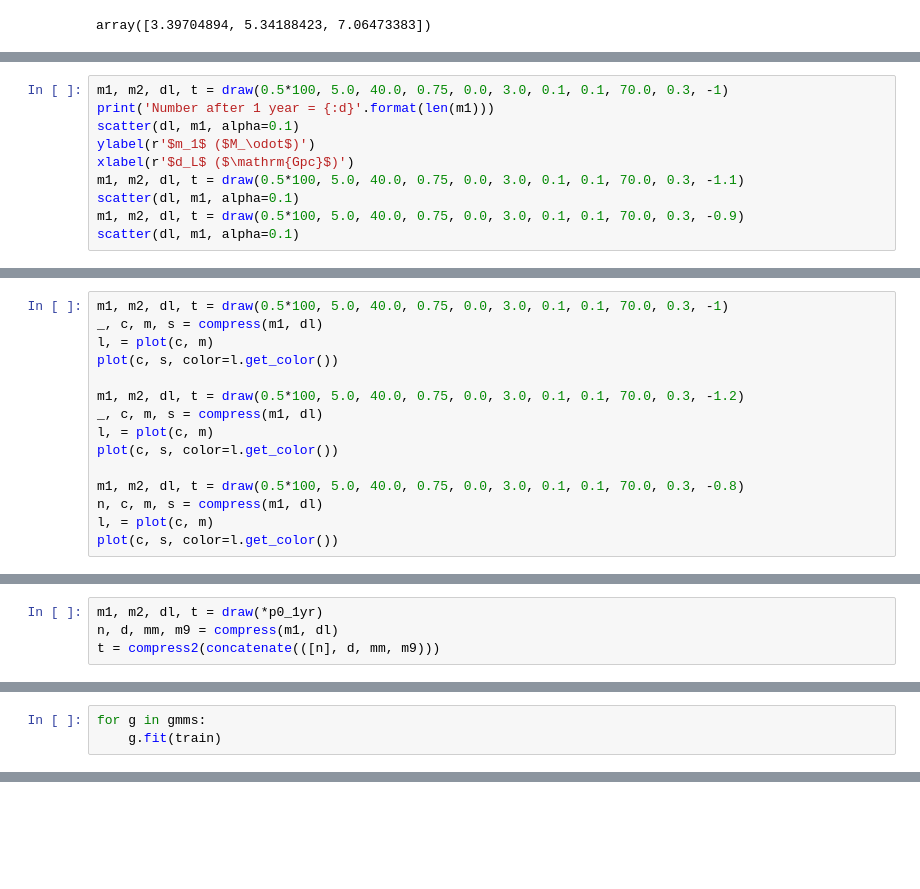
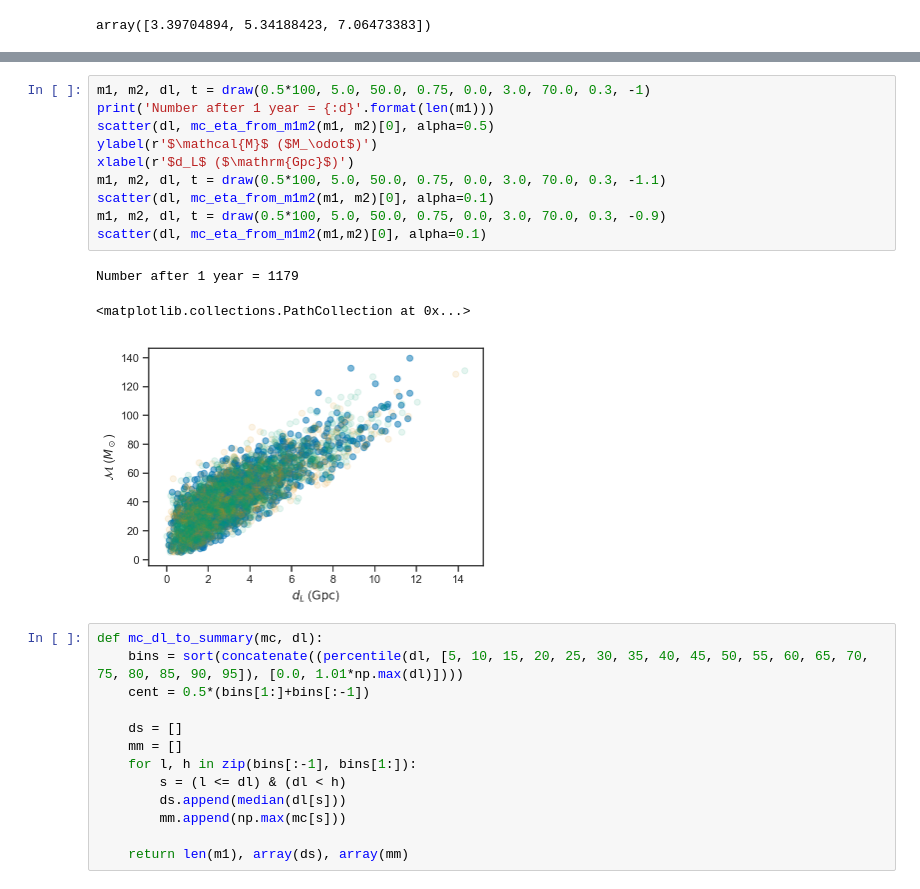
Before and after one commit to farr/PISNLineCosmography, a Jupyter notebook: LFI.ipynb, the cells around one changed output, grey strips where cells are left out. Drawn from its saved outputs; the diff is of its cells as text; blank space fills up the shorter version.

```diff
--- a/LFI.ipynb
+++ b/LFI.ipynb
@@ -137,10 +56,0 @@ def draw(R0, MMin, MMax, alpha, beta, gamma, sl, sh, H0, Om, w):
-# %%
-m1, m2, dl, t = draw(0.5*100, 5.0, 40.0, 0.75, 0.0, 3.0, 0.1, 0.1, 70.0, 0.3, -1)
-print('Number after 1 year = {:d}'.format(len(m1)))
-scatter(dl, m1, alpha=0.1)
-ylabel(r'$m_1$ ($M_\odot$)')
-xlabel(r'$d_L$ ($\mathrm{Gpc}$)')
-m1, m2, dl, t = draw(0.5*100, 5.0, 40.0, 0.75, 0.0, 3.0, 0.1, 0.1, 70.0, 0.3, -1.1)
-scatter(dl, m1, alpha=0.1)
-m1, m2, dl, t = draw(0.5*100, 5.0, 40.0, 0.75, 0.0, 3.0, 0.1, 0.1, 70.0, 0.3, -0.9)
-scatter(dl, m1, alpha=0.1)
@@ -166,15 +56,0 @@ def compress(m1, dl):
-# %%
-m1, m2, dl, t = draw(0.5*100, 5.0, 40.0, 0.75, 0.0, 3.0, 0.1, 0.1, 70.0, 0.3, -1)
-_, c, m, s = compress(m1, dl)
-l, = plot(c, m)
-plot(c, s, color=l.get_color())
-
-m1, m2, dl, t = draw(0.5*100, 5.0, 40.0, 0.75, 0.0, 3.0, 0.1, 0.1, 70.0, 0.3, -1.2)
-_, c, m, s = compress(m1, dl)
-l, = plot(c, m)
-plot(c, s, color=l.get_color())
-
-m1, m2, dl, t = draw(0.5*100, 5.0, 40.0, 0.75, 0.0, 3.0, 0.1, 0.1, 70.0, 0.3, -0.8)
-n, c, m, s = compress(m1, dl)
-l, = plot(c, m)
-plot(c, s, color=l.get_color())
@@ -240,4 +56,0 @@ def compress2(d):
-# %%
-m1, m2, dl, t = draw(*p0_1yr)
-n, d, mm, m9 = compress(m1, dl)
-t = compress2(concatenate(([n], d, mm, m9)))
@@ -282,3 +56,0 @@ train = pts[ntest:,:]
-# %%
-for g in gmms:
-    g.fit(train)
@@ -318,0 +135,27 @@ class ConditionedGMM(object):
+# %%
+m1, m2, dl, t = draw(0.5*100, 5.0, 50.0, 0.75, 0.0, 3.0, 70.0, 0.3, -1)
+print('Number after 1 year = {:d}'.format(len(m1)))
+scatter(dl, mc_eta_from_m1m2(m1, m2)[0], alpha=0.5)
+ylabel(r'$\mathcal{M}$ ($M_\odot$)')
+xlabel(r'$d_L$ ($\mathrm{Gpc}$)')
+m1, m2, dl, t = draw(0.5*100, 5.0, 50.0, 0.75, 0.0, 3.0, 70.0, 0.3, -1.1)
+scatter(dl, mc_eta_from_m1m2(m1, m2)[0], alpha=0.1)
+m1, m2, dl, t = draw(0.5*100, 5.0, 50.0, 0.75, 0.0, 3.0, 70.0, 0.3, -0.9)
+scatter(dl, mc_eta_from_m1m2(m1,m2)[0], alpha=0.1)
+# %% [output]
+Number after 1 year = 1179
+<matplotlib.collections.PathCollection at 0x...>
+[figure, added]
+# %%
+def mc_dl_to_summary(mc, dl):
+    bins = sort(concatenate((percentile(dl, [5, 10, 15, 20, 25, 30, 35, 40, 45, 50, 55, 60, 65, 70, 75, 80, 85, 90, 95]), [0.0, 1.01*np.max(dl)])))
+    cent = 0.5*(bins[1:]+bins[:-1])
+
+    ds = []
+    mm = []
+    for l, h in zip(bins[:-1], bins[1:]):
+        s = (l <= dl) & (dl < h)
+        ds.append(median(dl[s]))
+        mm.append(np.max(mc[s]))
+
+    return len(m1), array(ds), array(mm)
```
Also changed, not shown: parts of 39 cells of this notebook, 1 other file.
